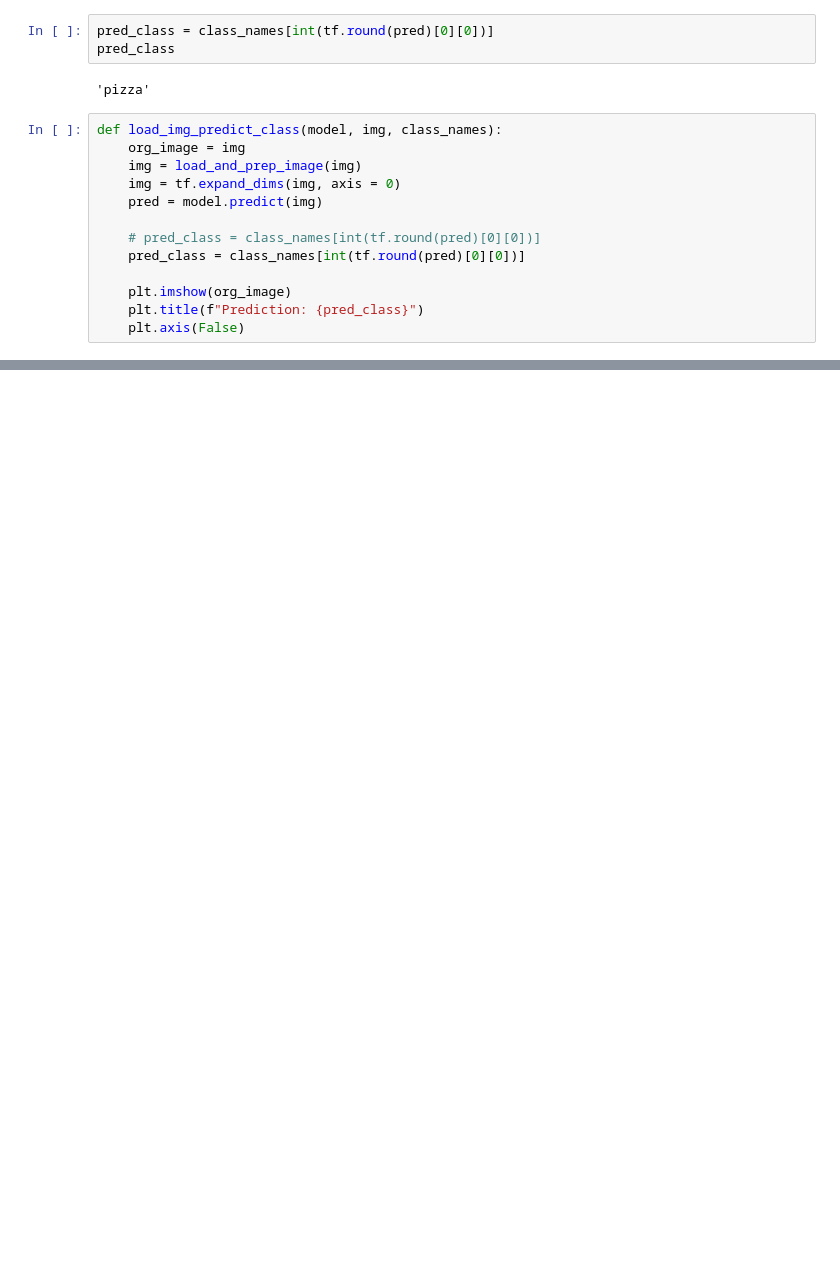
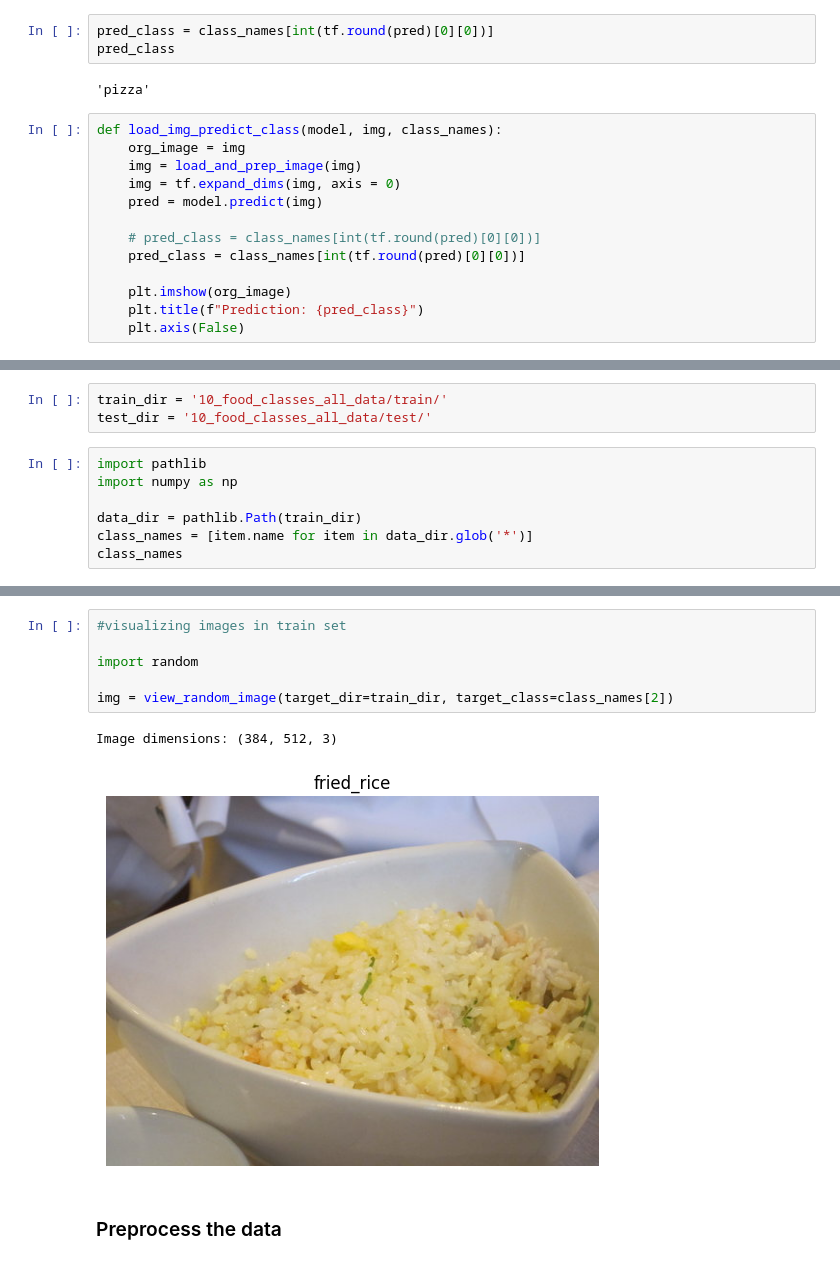
Before and after one commit to divyalaldinani/Deep-Learning-in-TensorFlow, a Jupyter notebook: 03_CNNs_in_tensorflow.ipynb, the cells around one changed output, grey strips where cells are left out. Drawn from its saved outputs; the diff is of its cells as text; blank space fills up the shorter version.

Commit message:
Multi-class classification on food-101 subset(10 categories)

```diff
--- a/03_CNNs_in_tensorflow.ipynb
+++ b/03_CNNs_in_tensorflow.ipynb
@@ -604,0 +649,10 @@ load_img_predict_class(model_2, img, class_names )
+# %%
+train_dir = '10_food_classes_all_data/train/'
+test_dir = '10_food_classes_all_data/test/'
+# %%
+import pathlib
+import numpy as np
+
+data_dir = pathlib.Path(train_dir)
+class_names = [item.name for item in data_dir.glob('*')]
+class_names
@@ -604,0 +670,11 @@ load_img_predict_class(model_2, img, class_names )
+# %%
+#visualizing images in train set
+
+import random
+
+img = view_random_image(target_dir=train_dir, target_class=class_names[2])
+# %% [output]
+Image dimensions: (384, 512, 3)
+[figure, added]
+# %% [markdown]
+### Preprocess the data
```
Also changed, not shown: parts of 31 cells of this notebook.
